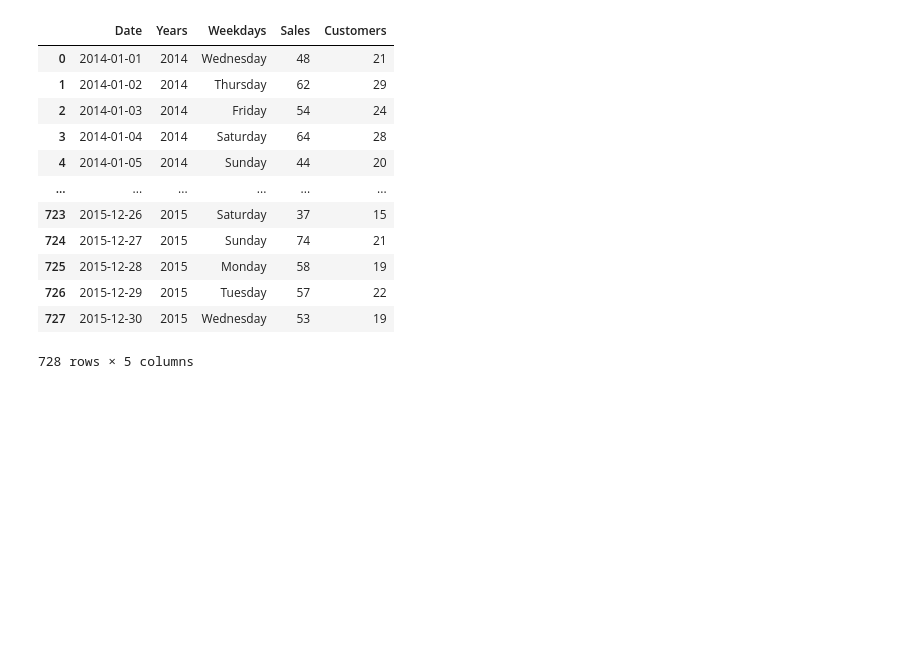
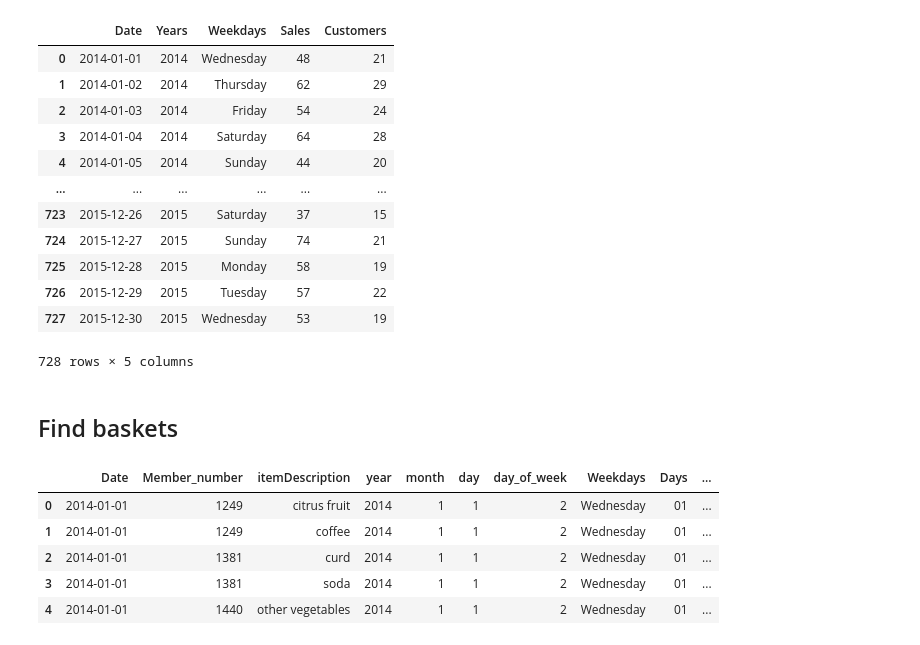
Before and after one commit to HieuPham-origin/fpgrowth, a Jupyter notebook: preprocessing.ipynb, the cells around one changed output. Cells and saved outputs as stored; diff of their text form; code cells hidden in the pictures; blank space fills up the shorter version.

```diff
--- a/preprocessing.ipynb
+++ b/preprocessing.ipynb
@@ -354,3 +304,14 @@ fig.update_layout(title_text='Weekday Sales Per Customer',title_x=0.5,
 
 
 fig.show()
+# %% [markdown]
+## Find baskets
+# %%
+df.head()
+# %% [output]
+|  | Date | Member_number | itemDescription | year | month | day | day_of_week | Weekdays | Days | ... |
+| 0 | 2014-01-01 | 1249 | citrus fruit | 2014 | 1 | 1 | 2 | Wednesday | 01 | ... |
+| 1 | 2014-01-01 | 1249 | coffee | 2014 | 1 | 1 | 2 | Wednesday | 01 | ... |
+| 2 | 2014-01-01 | 1381 | curd | 2014 | 1 | 1 | 2 | Wednesday | 01 | ... |
+| 3 | 2014-01-01 | 1381 | soda | 2014 | 1 | 1 | 2 | Wednesday | 01 | ... |
+| 4 | 2014-01-01 | 1440 | other vegetables | 2014 | 1 | 1 | 2 | Wednesday | 01 | ... |
```
Also changed, not shown: parts of 6 cells of this notebook, 4 other files.
